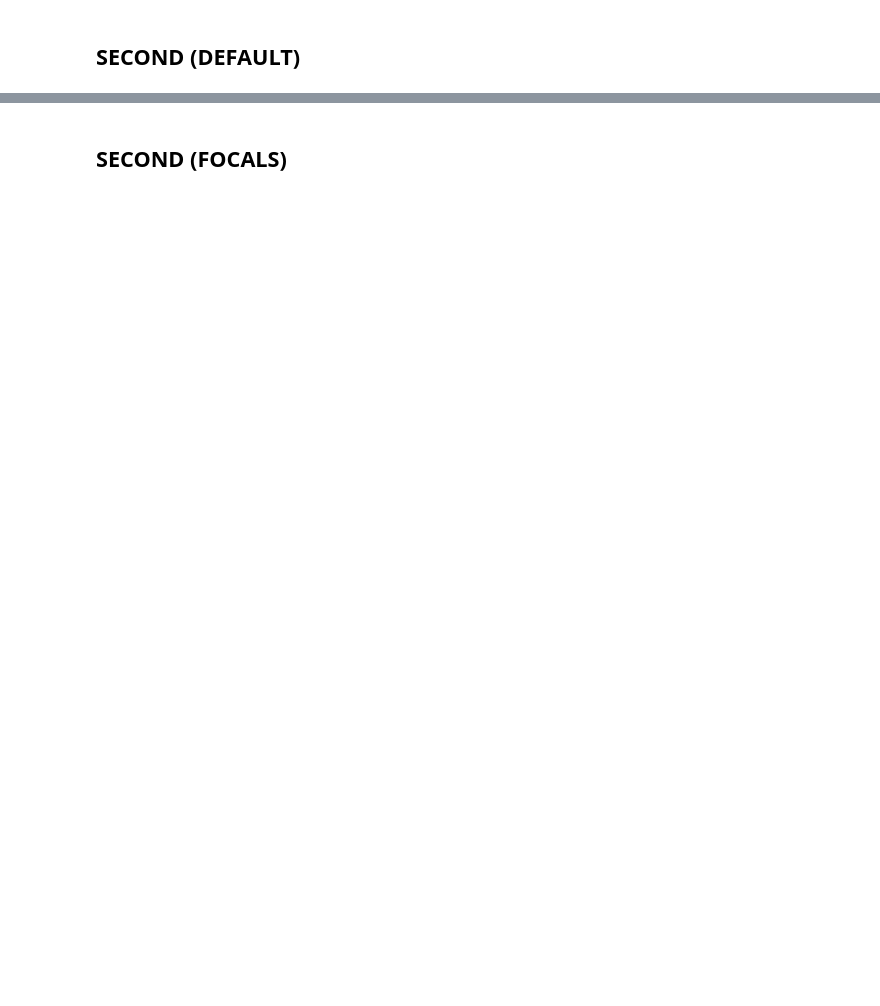
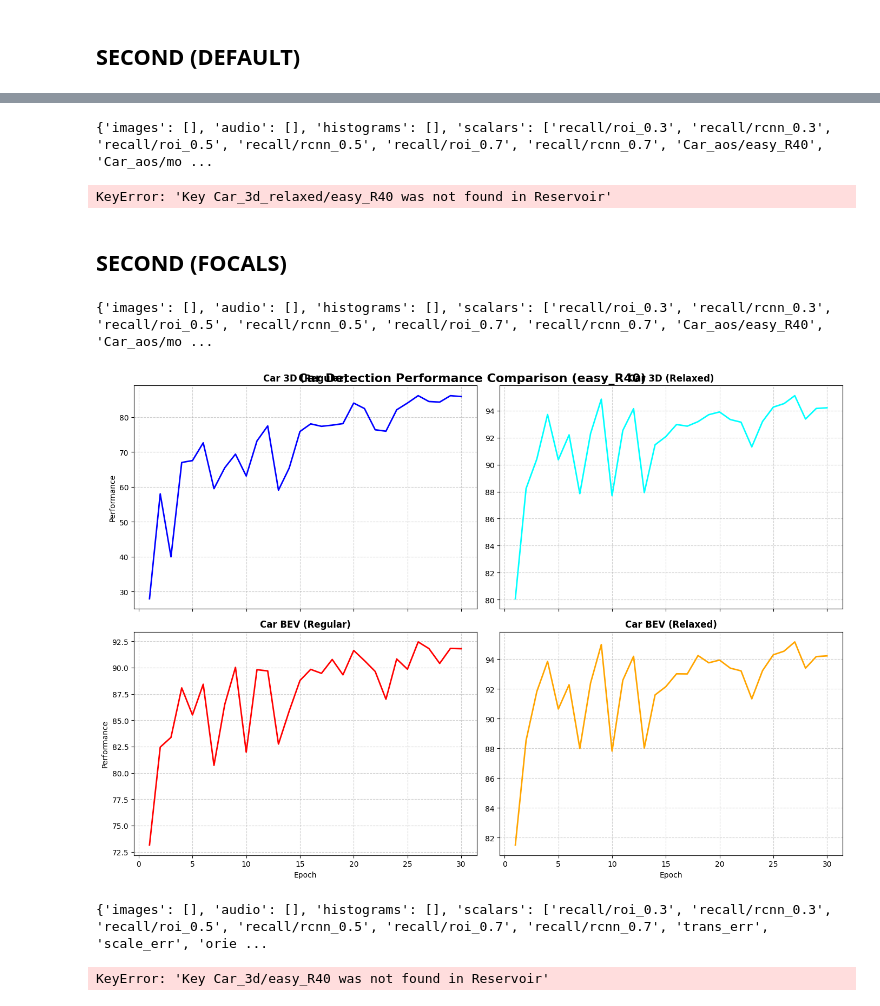
Before and after one commit to KULBerndDockx/OpenPCDet, a Jupyter notebook: tensorboard.ipynb, the cells around one changed output, grey strips where cells are left out. Drawn from its saved outputs; the diff is of its cells as text; code cells hidden in the pictures; blank space fills up the shorter version.

```diff
--- a/tensorboard.ipynb
+++ b/tensorboard.ipynb
@@ -131,2 +141,5 @@ Done reverse indexing in 6.8 seconds.
 # %%
-run_eval(cfg["S_D"]["E"], ckpt["S_def"])
+print_tb(log_test["S_D_ftd"]["E"])
+# %% [output]
+{'images': [], 'audio': [], 'histograms': [], 'scalars': ['recall/roi_0.3', 'recall/rcnn_0.3', 'recall/roi_0.5', 'recall/rcnn_0.5', 'recall/roi_0.7', 'recall/rcnn_0.7', 'Car_aos/easy_R40', 'Car_aos/mo ...
+KeyError: 'Key Car_3d_relaxed/easy_R40 was not found in Reservoir'
@@ -139,2 +146,12 @@ run_eval_dir(cfg["S_D"]["E"], ckpt["S_ftd_dir"])
 # %% [markdown]
 ## SECOND (FOCALS)
+# %%
+print_tb(log_test["S_F_def"]["K"])
+# %% [output]
+{'images': [], 'audio': [], 'histograms': [], 'scalars': ['recall/roi_0.3', 'recall/rcnn_0.3', 'recall/roi_0.5', 'recall/rcnn_0.5', 'recall/roi_0.7', 'recall/rcnn_0.7', 'Car_aos/easy_R40', 'Car_aos/mo ...
+[figure, added]
+# %%
+print_tb(log_test["S_F_def"]["N"])
+# %% [output]
+{'images': [], 'audio': [], 'histograms': [], 'scalars': ['recall/roi_0.3', 'recall/rcnn_0.3', 'recall/roi_0.5', 'recall/rcnn_0.5', 'recall/roi_0.7', 'recall/rcnn_0.7', 'trans_err', 'scale_err', 'orie ...
+KeyError: 'Key Car_3d/easy_R40 was not found in Reservoir'
```
Also changed, not shown: parts of 26 cells of this notebook, 54 other files.
